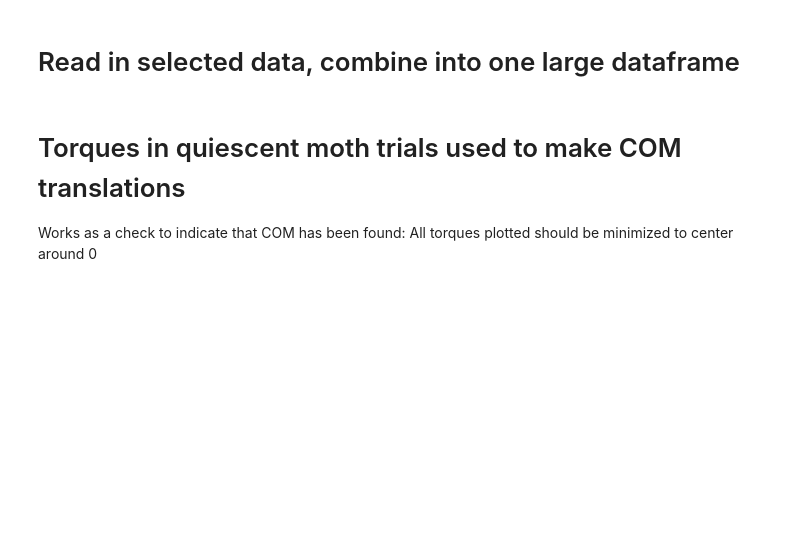
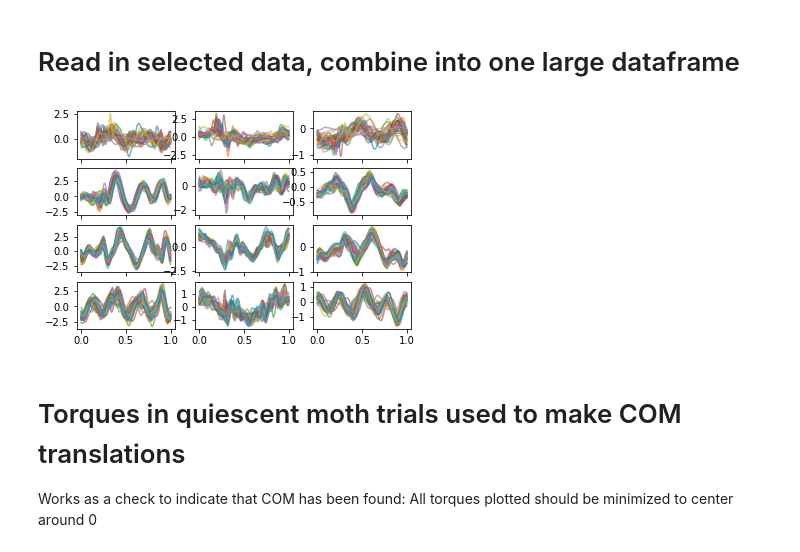
Before and after one commit to LeoJW/stimPitchAnalysis, a Jupyter notebook: figures.ipynb, the cells around one changed output. Saved outputs shown, nothing was run; the diff lists cells and outputs as text; code cells hidden in the pictures; blank space fills up the shorter version.

```diff
--- a/figures.ipynb
+++ b/figures.ipynb
@@ -43,11 +43,14 @@ fsamp = 10000
 # %%
 # Quick test plot
 fig, ax = plt.subplots(len(runDates), 3, sharex=True)
 for i,d in enumerate(runDates):
-    dt = df.loc[(df.date==d) & (df.pulse==1),].copy()
+    dt = df.loc[df.date==d].copy()
+    dt = dt.loc[dt.pulse==dt.pulse.iloc[0]]
     for j,m in enumerate(channelsFT[3:]):
         for jj in np.unique(dt['wb']):
             ax[i,j].plot(dt.loc[dt['wb']==jj, 'phase'], dt.loc[dt['wb']==jj, m], alpha=0.6)
+# %% [output]
+[figure, added]
 # %% [markdown]
 # Torques in quiescent moth trials used to make COM translations
 Works as a check to indicate that COM has been found: All torques plotted should be minimized to center around 0
```
Also changed, not shown: parts of 12 cells of this notebook.
